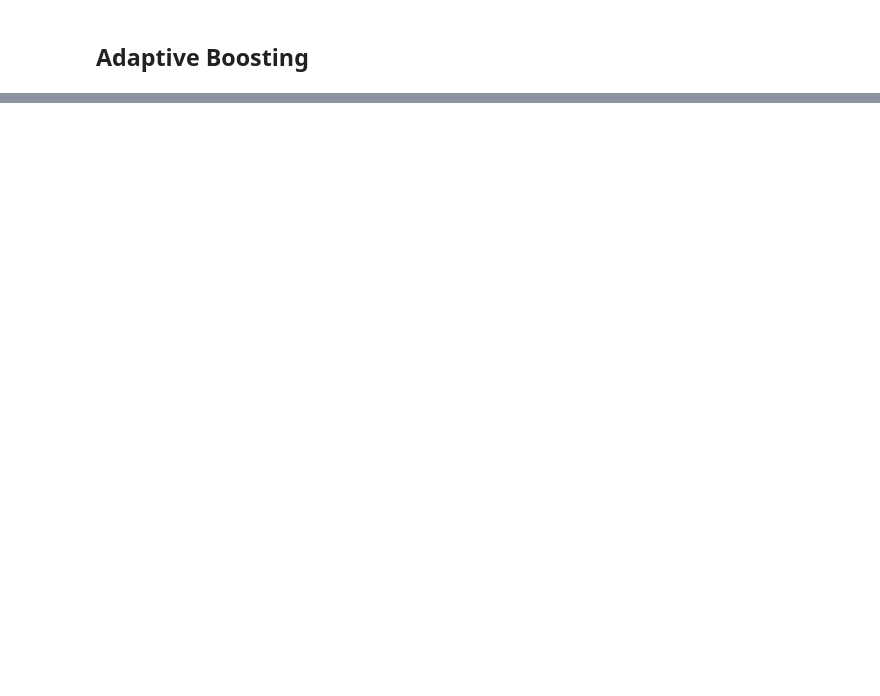
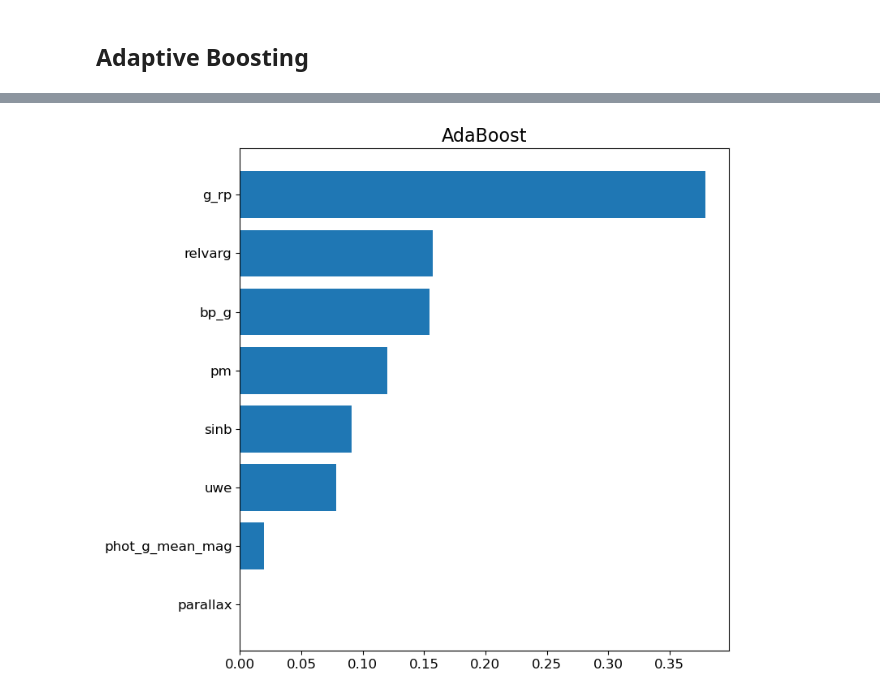
Before and after one commit to anacecilialr1/ML-Repository, a Jupyter notebook: AdaBoost_Project.ipynb, the cells around one changed output, grey strips where cells are left out. Cells and saved outputs as stored; diff of their text form; code cells hidden in the pictures; blank space fills up the shorter version.

```diff
--- a/AdaBoost_Project.ipynb
+++ b/AdaBoost_Project.ipynb
@@ -211,0 +108,28 @@ plt.show()
+# %%
+gini_importance = clf.feature_importances_
+# perm_importance = some_other_importances_array  # Optional
+
+# Sort by Gini importance
+sorted_idx = np.argsort(gini_importance)[::-1]  # descending order
+
+# Apply sorting to features and importances
+sorted_features = np.array(features)[sorted_idx]
+sorted_importances = gini_importance[sorted_idx]
+
+# Normalize for coloring
+normalized = (sorted_importances - np.min(sorted_importances)) / (np.max(sorted_importances) - np.min(sorted_importances))
+cmap = plt.cm.coolwarm
+colors = cmap(normalized)
+
+# Plot
+plt.figure(figsize=(8, 7))
+plt.barh(sorted_features, sorted_importances)#, color=colors)
+plt.title("AdaBoost", fontsize=16)
+plt.xticks(fontsize=12)
+plt.yticks(fontsize=12)
+plt.gca().invert_yaxis()  # Flip to have most important at the top
+plt.tight_layout()
+plt.savefig("AdaBoostClassifier.png")
+plt.show()
+# %% [output]
+[figure, added]
```
Also changed, not shown: parts of 18 cells of this notebook.
